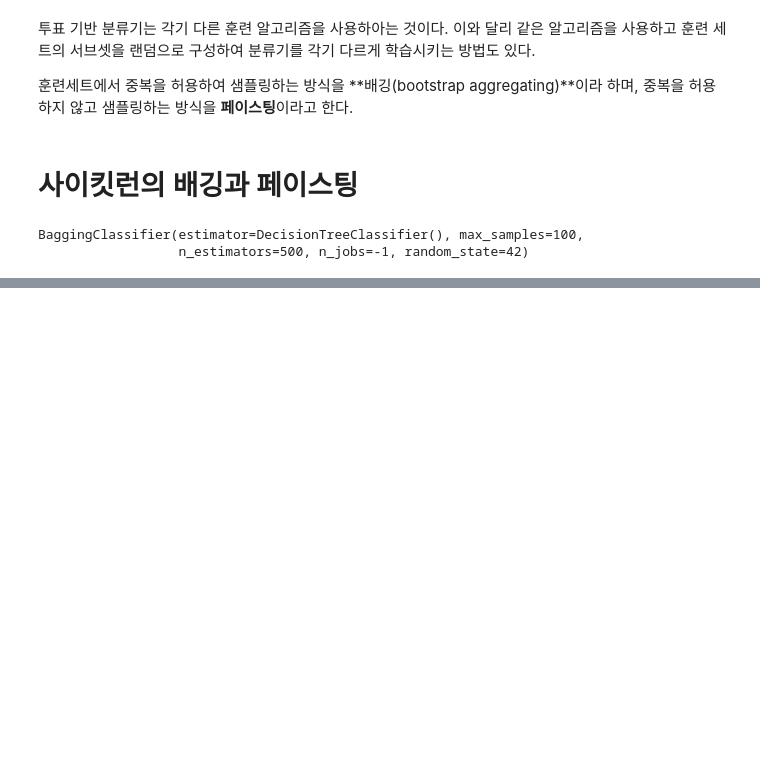
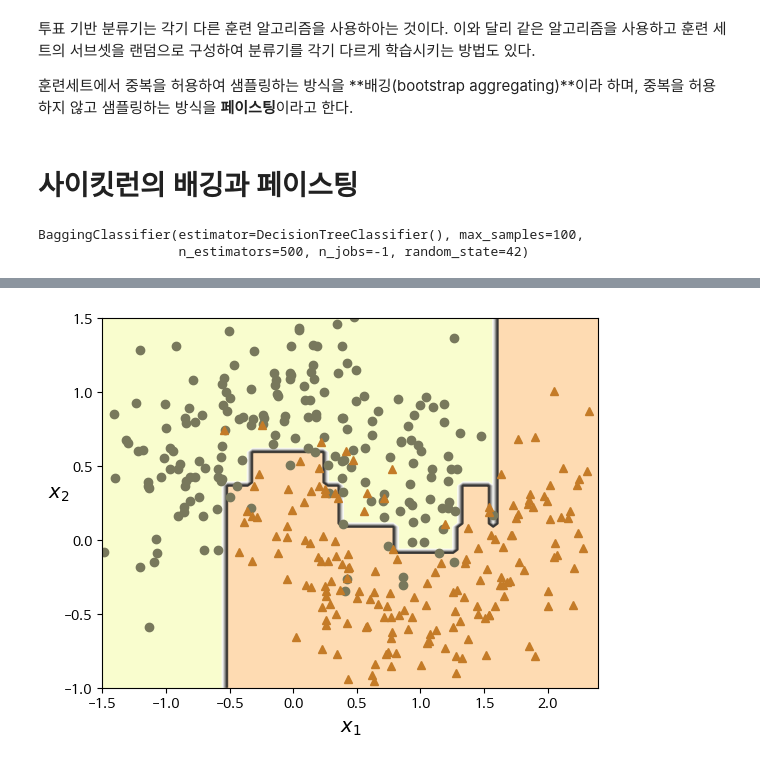
Before and after one commit to sheepjun96/Hands_On-Maching-Learning, a Jupyter notebook: 7장_앙상블_학습과_랜덤_포레스트.ipynb, the cells around one changed output, grey strips where cells are left out. Drawn from its saved outputs; the diff is of its cells as text; code cells hidden in the pictures; blank space fills up the shorter version.

```diff
--- a/7장_앙상블_학습과_랜덤_포레스트.ipynb
+++ b/7장_앙상블_학습과_랜덤_포레스트.ipynb
@@ -121,0 +311,4 @@ BaggingClassifier(estimator=DecisionTreeClassifier(), max_samples=100,
+# %%
+plot_decision_boundary(ada_clf, X_train, y_train)
+# %% [output]
+[figure, added]
```
Also changed, not shown: parts of 25 cells of this notebook.
